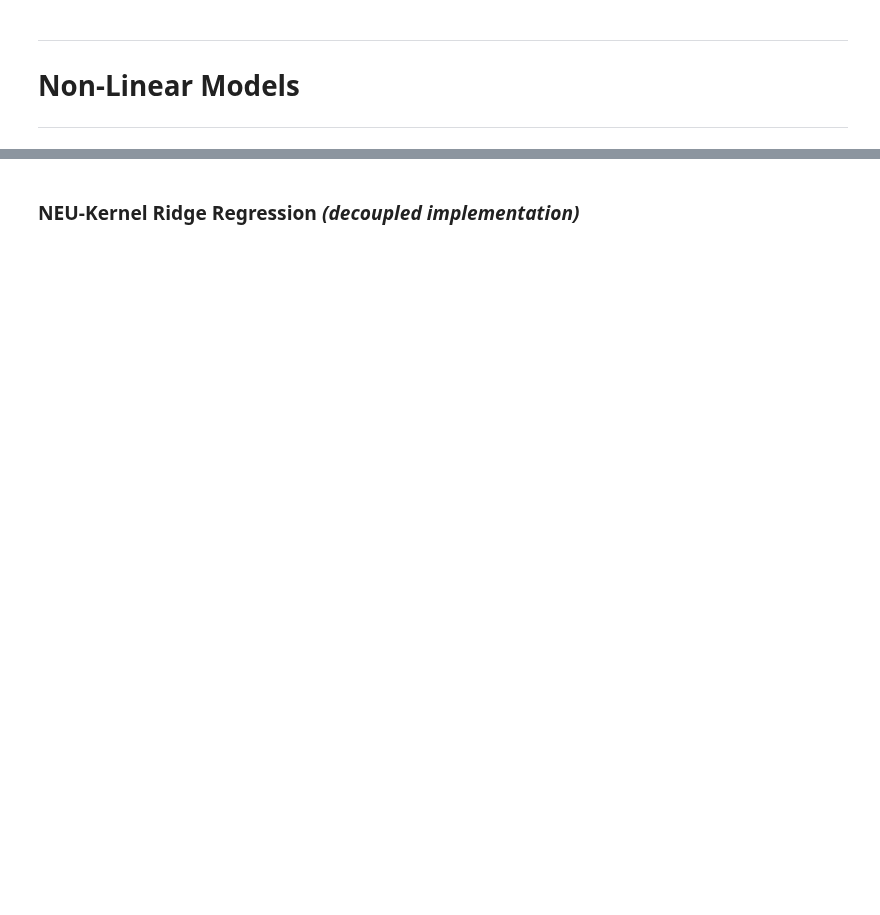
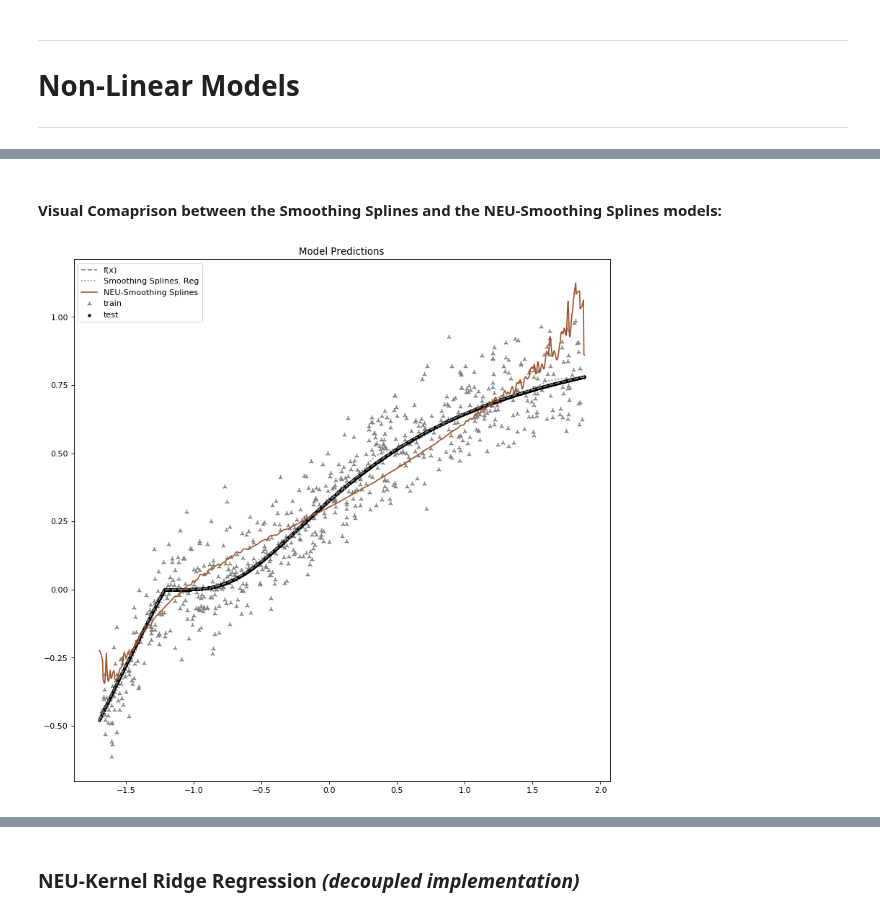
Before and after one commit to AnastasisKratsios/NEU_Non_Euclidean_Upgrading, a Jupyter notebook: NEU-Simulated-Regression_rapido.ipynb, the cells around one changed output, grey strips where cells are left out. Drawn from its saved outputs; the diff is of its cells as text; code cells hidden in the pictures; blank space fills up the shorter version.

```diff
--- a/NEU-Simulated-Regression_rapido.ipynb
+++ b/NEU-Simulated-Regression_rapido.ipynb
@@ -311,0 +313,39 @@ get_Error_distribution_plots(data_y_test,ENET_OLS_y_hat_test,NEU_OLS_y_hat_test,
+# %% [markdown]
+#### Visual Comaprison between the Smoothing Splines and the NEU-Smoothing Splines models:
+# %%
+# Initialize Plot #
+#-----------------#
+fig = plt.figure(num=None, figsize=(12, 12), dpi=80, facecolor='w', edgecolor='k')
+
+# Generate Plots #
+#----------------#
+
+# Plot Signal
+plt.plot(np.array(data_x_test_raw).reshape(-1,),data_y_test,color='gray',label='f(x)',linestyle='--')
+# Plot Data
+plt.scatter(np.array(data_x_raw).reshape(-1,),data_y,color='gray',label='train', marker = '2')
+plt.scatter(np.array(data_x_test_raw).reshape(-1,),data_y_test,color='black',label='test', marker = '.')
+
+#----------#
+# Model(s) #
+#----------#
+# Ordinary Linear Regression (OLS)
+plt.plot(np.array(data_x_test_raw).reshape(-1,),f_hat_smoothing_splines_test, color = 'grey',linestyle=":", label='Smoothing Splines. Reg')
+#plt.plot(np.array(data_x_test_raw).reshape(-1,),OLS_y_hat_test, color = 'dodgerblue',linestyle=":", label='Lin. Reg')
+# Plot NEU-OLS
+plt.plot(np.array(data_x_test_raw).reshape(-1,),NEU_Ssplines_y_hat_test, color = 'sienna',label='NEU-Smoothing Splines')
+
+# Format Plot #
+#-------------#
+plt.legend(loc="upper left")
+plt.title("Model Predictions")
+
+# Export #
+#--------#
+# SAVE Figure to .eps
+plt.savefig('./outputs/plotsANDfigures/OLS.pdf', format='pdf')
+# Show Plot
+if is_visuallty_verbose == True:
+    plt.show(block=False)
+# %% [output]
+[figure, added]
```
Also changed, not shown: parts of 28 cells of this notebook, 16 other files.
